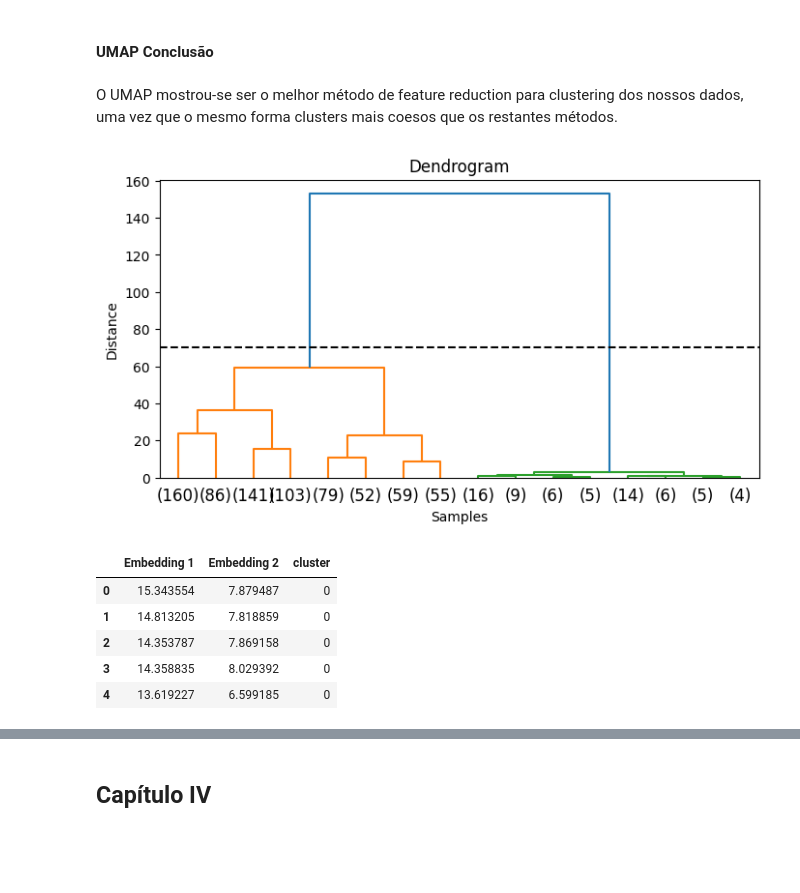
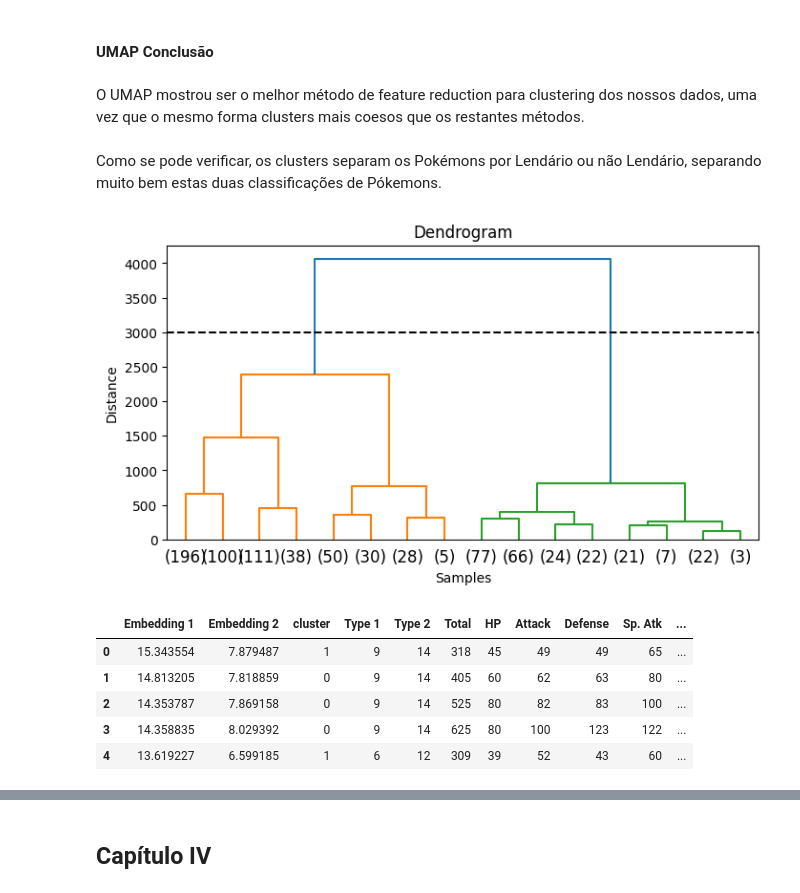
Before and after one commit to RPygramar/Pokemon-Clustering-PT-Edition, a Jupyter notebook: pokemon (1).ipynb, the cells around one changed output, grey strips where cells are left out. Saved outputs shown, nothing was run; the diff lists cells and outputs as text; code cells hidden in the pictures; blank space fills up the shorter version.

```diff
--- a/pokemon (1).ipynb
+++ b/pokemon (1).ipynb
@@ -768,2 +802,4 @@ df_cluster1_umap.describe()
 # %% [markdown]
-O UMAP mostrou-se ser o melhor método de feature reduction para clustering dos nossos dados, uma vez que o mesmo forma clusters mais coesos que os restantes métodos.
+O UMAP mostrou ser o melhor método de feature reduction para clustering dos nossos dados, uma vez que o mesmo forma clusters mais coesos que os restantes métodos.
+# %% [markdown]
+Como se pode verificar, os clusters separam os Pokémons por Lendário ou não Lendário, separando muito bem estas duas classificações de Pókemons.
@@ -770,18 +818,18 @@ O UMAP mostrou-se ser o melhor método de feature reduction para clustering dos
 # %%
 from sklearn.cluster import AgglomerativeClustering
 from scipy.cluster.hierarchy import dendrogram, linkage
 # Calculate linkage matrix
-linked = linkage(df_umap, method='ward')
+linked = linkage(df_total_umap, method='ward')
 
 # Plot dendrogram
 plt.figure(figsize=(8, 4))
 dendrogram(linked, orientation='top', distance_sort='descending', truncate_mode='level', p=3 ,show_leaf_counts=True)
 plt.title('Dendrogram')
 plt.xlabel('Samples')
 plt.ylabel('Distance')
-plt.axhline(y=70, color = 'black', linestyle = '--')
+plt.axhline(y=3000, color = 'black', linestyle = '--')
 plt.show()
 # %% [output]
-[figure, old version]
+[figure, new version]
 # %%
 clustering = AgglomerativeClustering(n_clusters=2, linkage='ward')
@@ -789,14 +837,14 @@ clustering_model = clustering.fit_predict(df_umap)
 # %%
-X_new = pd.DataFrame(df_umap)
+X_new = pd.DataFrame(df_total_umap)
 X_new['cluster'] = clustering_model.astype(str)
 X_new.head()
 # %% [output]
-|  | Embedding 1 | Embedding 2 | cluster |
-| 0 | 15.343554 | 7.879487 | 0 |
-| 1 | 14.813205 | 7.818859 | 0 |
-| 2 | 14.353787 | 7.869158 | 0 |
-| 3 | 14.358835 | 8.029392 | 0 |
-| 4 | 13.619227 | 6.599185 | 0 |
+|  | Embedding 1 | Embedding 2 | cluster | Type 1 | Type 2 | Total | HP | Attack | Defense | Sp. Atk | ... |
+| 0 | 15.343554 | 7.879487 | 1 | 9 | 14 | 318 | 45 | 49 | 49 | 65 | ... |
+| 1 | 14.813205 | 7.818859 | 0 | 9 | 14 | 405 | 60 | 62 | 63 | 80 | ... |
+| 2 | 14.353787 | 7.869158 | 0 | 9 | 14 | 525 | 80 | 82 | 83 | 100 | ... |
+| 3 | 14.358835 | 8.029392 | 0 | 9 | 14 | 625 | 80 | 100 | 123 | 122 | ... |
+| 4 | 13.619227 | 6.599185 | 1 | 6 | 12 | 309 | 39 | 52 | 43 | 60 | ... |
 # %%
 import plotly.express as px
 fig = px.scatter(X_new, color="cluster", width=800, height=600)
```
Also changed, not shown: parts of 36 cells of this notebook.
